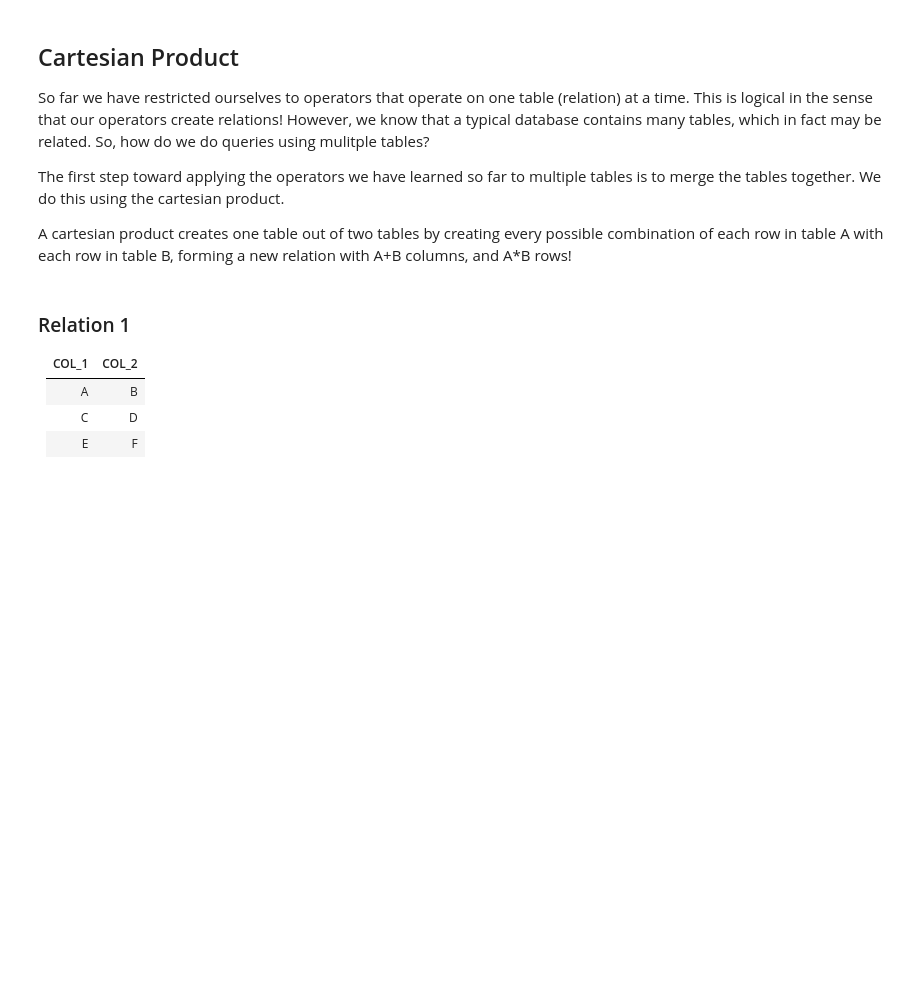
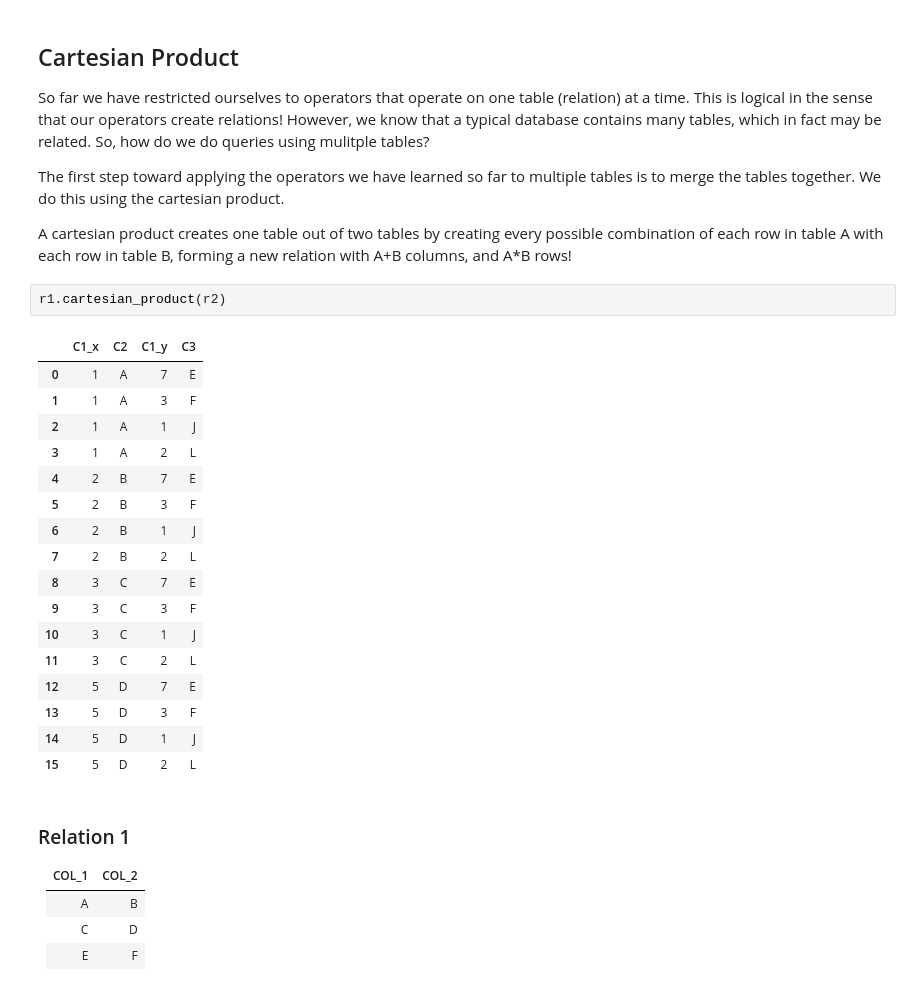
Before and after one commit to LutherCS/dmq-class-pub, a Jupyter notebook: JoiningTables.ipynb, the cells around one changed output. Drawn from its saved outputs; the diff is of its cells as text; blank space fills up the shorter version.

Commit message:
Start notes on joining tables

```diff
--- a/JoiningTables.ipynb
+++ b/JoiningTables.ipynb
@@ -19,6 +31,26 @@ So far we have restricted ourselves to operators that operate on one table (rela
 The first step toward applying the operators we have learned so far to multiple tables is to merge the tables together. We do this using the cartesian product.
 
 A cartesian product creates one table out of two tables by creating every possible combination of each row in table A with each row in table B, forming a new relation with A+B columns, and A\*B rows!
+# %%
+r1.cartesian_product(r2)
+# %% [output]
+|  | C1_x | C2 | C1_y | C3 |
+| 0 | 1 | A | 7 | E |
+| 1 | 1 | A | 3 | F |
+| 2 | 1 | A | 1 | J |
+| 3 | 1 | A | 2 | L |
+| 4 | 2 | B | 7 | E |
+| 5 | 2 | B | 3 | F |
+| 6 | 2 | B | 1 | J |
+| 7 | 2 | B | 2 | L |
+| 8 | 3 | C | 7 | E |
+| 9 | 3 | C | 3 | F |
+| 10 | 3 | C | 1 | J |
+| 11 | 3 | C | 2 | L |
+| 12 | 5 | D | 7 | E |
+| 13 | 5 | D | 3 | F |
+| 14 | 5 | D | 1 | J |
+| 15 | 5 | D | 2 | L |
 # %% [markdown]
 ### Relation 1
 
```
Also changed, not shown: parts of 16 cells of this notebook.
